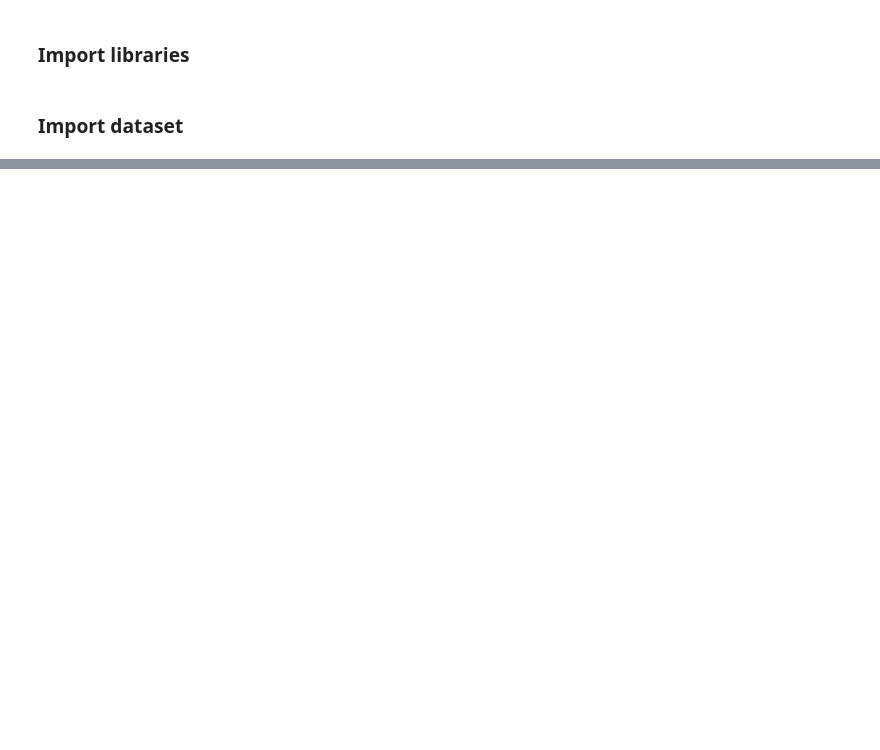
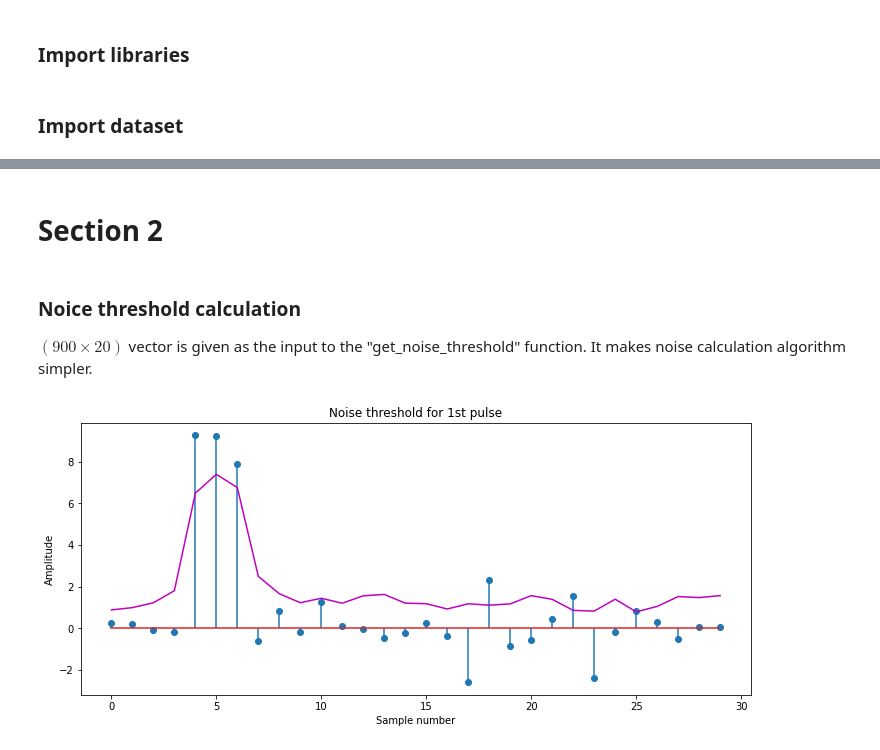
Before and after one commit to Akeshala/Radar-and-Navigation, a Jupyter notebook: Assignment 1/Radar_Assignmnet1.ipynb, the cells around one changed output, grey strips where cells are left out. Saved outputs shown, nothing was run; the diff lists cells and outputs as text; code cells hidden in the pictures; blank space fills up the shorter version.

```diff
--- a/Assignment 1/Radar_Assignmnet1.ipynb
+++ b/Assignment 1/Radar_Assignmnet1.ipynb
@@ -38,0 +135,29 @@ df
+# %% [markdown]
+# Section 2
+# %% [markdown]
+### Noice threshold calculation
+
+ $(900 \times 20)$ vector is given as the input to the "get_noise_threshold" function. It makes noise calculation algorithm simpler.
+# %%
+def get_noise_threshold(input_matrix, k, sigma_n):
+  averaged_noise = []
+  for i in range(0, 900):
+    if i == 0:
+      averaged_noise.append(np.mean(input_matrix[1, 5:11]))
+    else:
+      averaged_noise.append(np.mean(np.concatenate((input_matrix[i-1, 10:16], input_matrix[i, 5:11]), axis=0)))
+  averaged_noise = np.array(averaged_noise)
+  Threshold_V = averaged_noise + k * sigma_n
+  return Threshold_V
+
+threshold_voltage = (get_noise_threshold(sample_matrix, k, sigma_n).reshape(N,N))
+# %%
+plt.figure(figsize=(12, 5))
+ax=plt.stem(radar_sampled[0,0:30],use_line_collection=True)
+ax=plt.plot(threshold_voltage[0,0:30],color='m')
+ax=plt.ylabel('Amplitude')
+ax=plt.xlabel('Sample number')
+ax=plt.title('Noise threshold for 1st pulse')
+plt.show()
+# %% [output]
+[figure, added]
```
Also changed, not shown: parts of 56 cells of this notebook.
